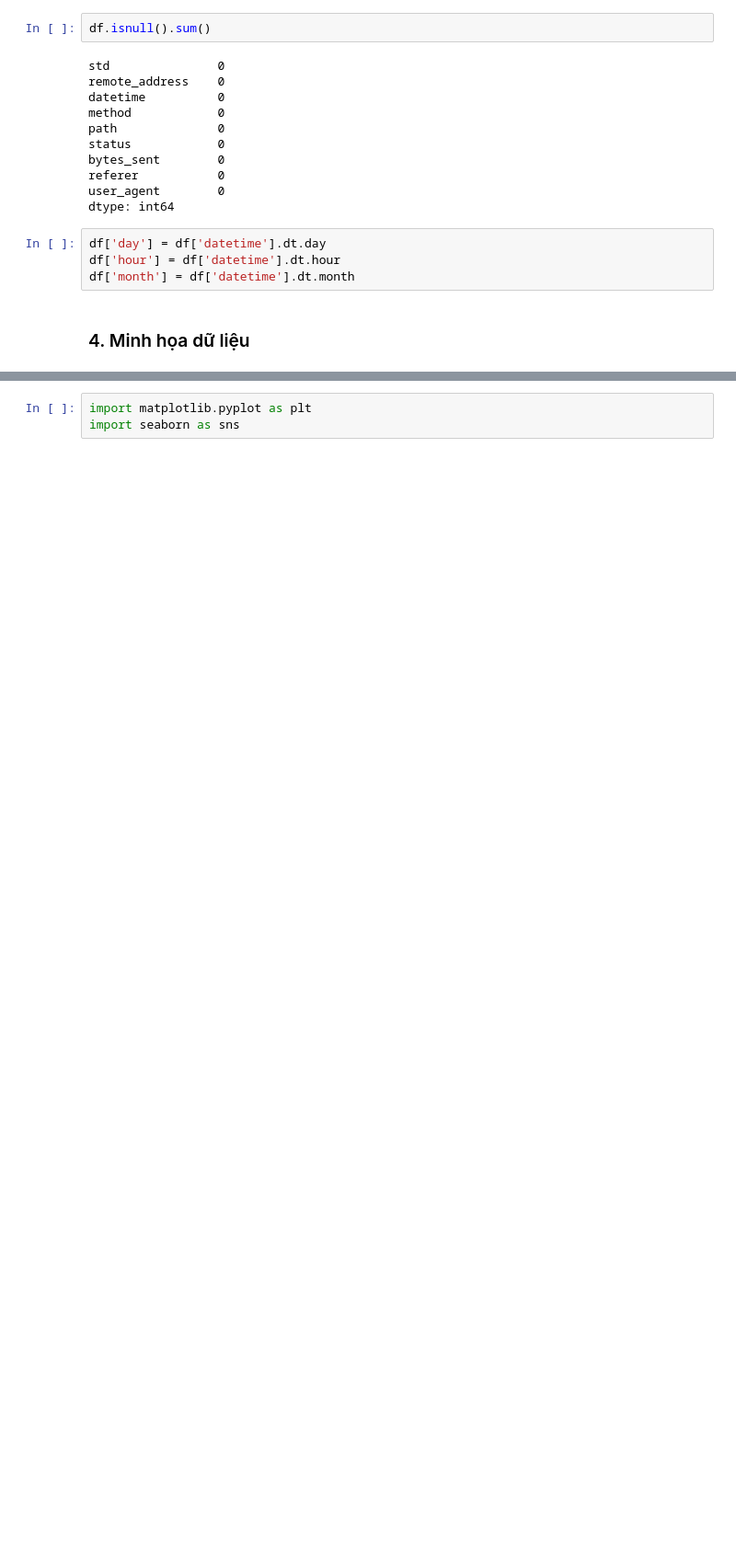
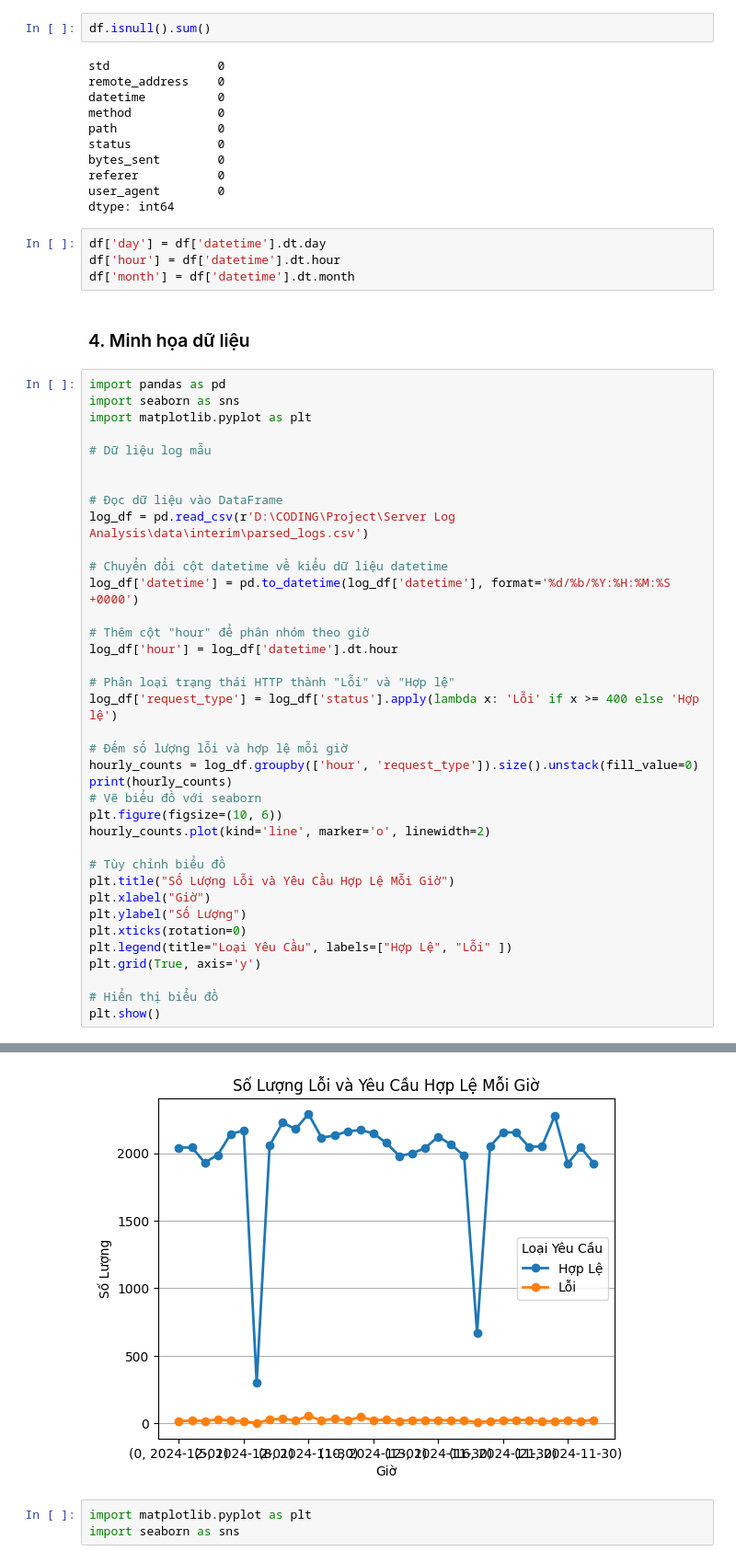
Before and after one commit to kynestic/Server-Log-Analysis, a Jupyter notebook: notebooks/data_understanding.ipynb, the cells around one changed output, grey strips where cells are left out. Shown at 92% size. Drawn from its saved outputs; the diff is of its cells as text; blank space fills up the shorter version.

```diff
--- a/notebooks/data_understanding.ipynb
+++ b/notebooks/data_understanding.ipynb
@@ -145,3 +145,41 @@ df['hour'] = df['datetime'].dt.hour
 df['month'] = df['datetime'].dt.month
 # %% [markdown]
 ### 4. Minh họa dữ liệu
+# %%
+import pandas as pd
+import seaborn as sns
+import matplotlib.pyplot as plt
+
+# Dữ liệu log mẫu
+
+
+# Đọc dữ liệu vào DataFrame
+log_df = pd.read_csv(r'D:\CODING\Project\Server Log Analysis\data\interim\parsed_logs.csv')
+
+# Chuyển đổi cột datetime về kiểu dữ liệu datetime
+log_df['datetime'] = pd.to_datetime(log_df['datetime'], format='%d/%b/%Y:%H:%M:%S +0000')
+
+# Thêm cột "hour" để phân nhóm theo giờ
+log_df['hour'] = log_df['datetime'].dt.hour
+
+# Phân loại trạng thái HTTP thành "Lỗi" và "Hợp lệ"
+log_df['request_type'] = log_df['status'].apply(lambda x: 'Lỗi' if x >= 400 else 'Hợp lệ')
+
+# Đếm số lượng lỗi và hợp lệ mỗi giờ
+hourly_counts = log_df.groupby(['hour', 'request_type']).size().unstack(fill_value=0)
+print(hourly_counts)
+# Vẽ biểu đồ với seaborn
+plt.figure(figsize=(10, 6))
+hourly_counts.plot(kind='line', marker='o', linewidth=2)
+
+# Tùy chỉnh biểu đồ
+plt.title("Số Lượng Lỗi và Yêu Cầu Hợp Lệ Mỗi Giờ")
+plt.xlabel("Giờ")
+plt.ylabel("Số Lượng")
+plt.xticks(rotation=0)
+plt.legend(title="Loại Yêu Cầu", labels=["Hợp Lệ", "Lỗi" ])
+plt.grid(True, axis='y')
+
+# Hiển thị biểu đồ
+plt.show()
+# %% [output]
@@ -148,3 +204,4 @@ df['month'] = df['datetime'].dt.month
+[figure, added]
 # %%
 import matplotlib.pyplot as plt
 import seaborn as sns
```
Also changed, not shown: parts of 2 cells of this notebook.
